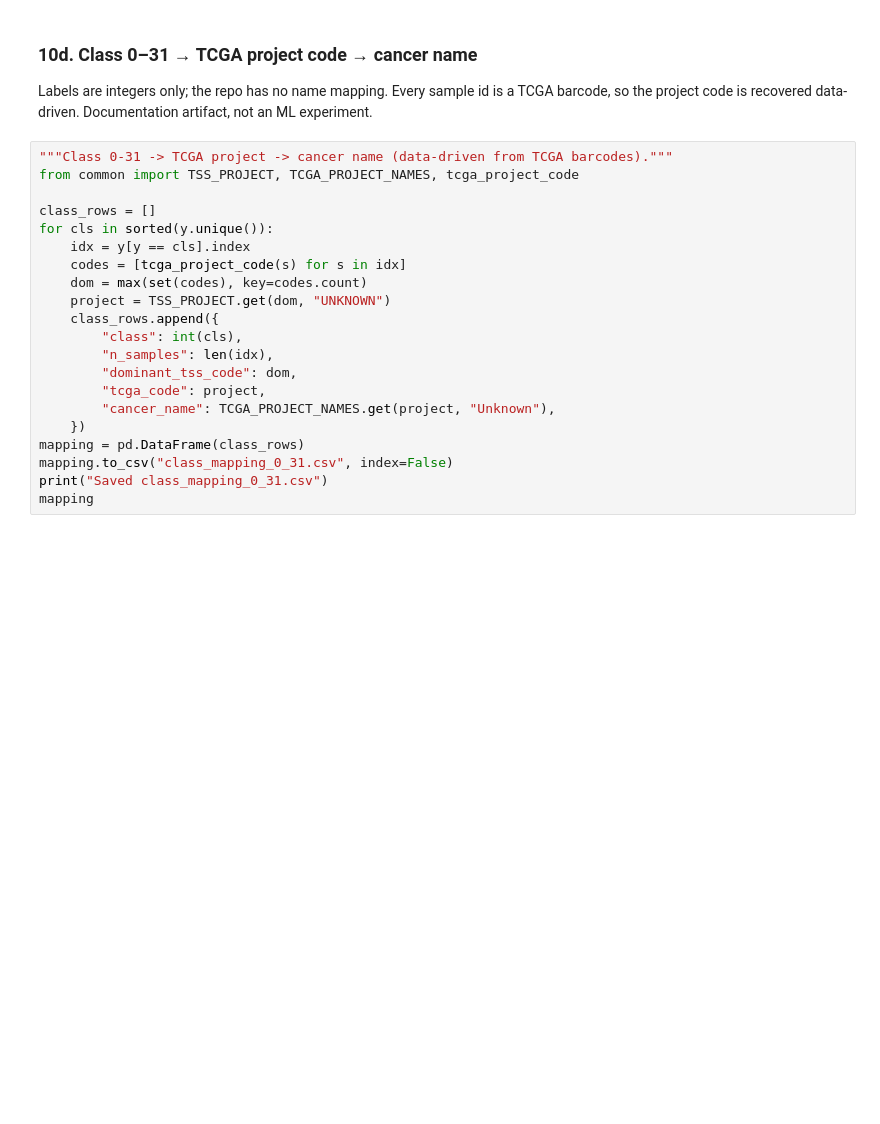
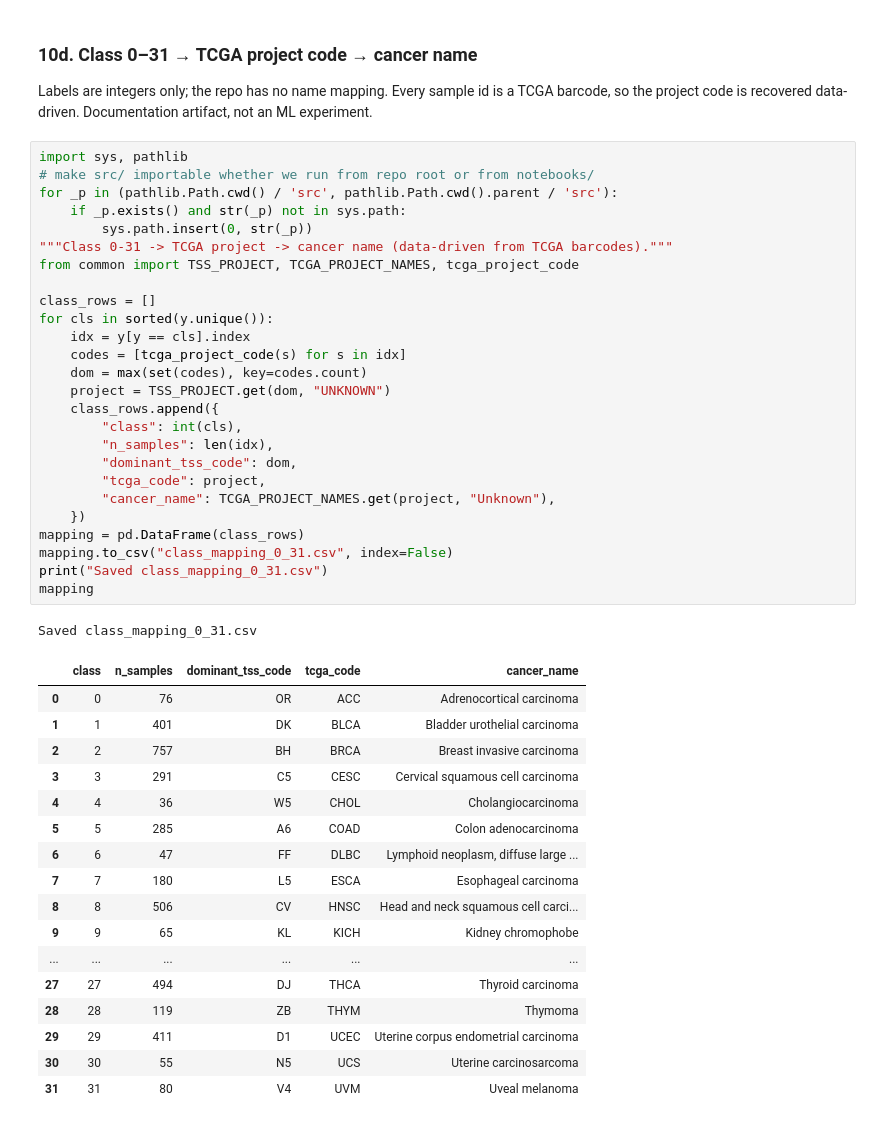
Before and after one commit to Abhi-DevHub/ICBEA-2027-PanCancer-MultiOmics, a Jupyter notebook: notebooks/XGBoost_PanCancer_GPU.ipynb, the cells around one changed output. Drawn from its saved outputs; the diff is of its cells as text; blank space fills up the shorter version.

Commit message:
Add executed notebook with all cell outputs (reproduced results)

```diff
--- a/notebooks/XGBoost_PanCancer_GPU.ipynb
+++ b/notebooks/XGBoost_PanCancer_GPU.ipynb
@@ -606,23 +613,47 @@ Saved ablation_comparison.csv
 Labels are integers only; the repo has no name mapping. Every sample id is a TCGA barcode,
 so the project code is recovered data-driven. Documentation artifact, not an ML experiment.
 # %%
+import sys, pathlib
+# make src/ importable whether we run from repo root or from notebooks/
+for _p in (pathlib.Path.cwd() / 'src', pathlib.Path.cwd().parent / 'src'):
+    if _p.exists() and str(_p) not in sys.path:
+        sys.path.insert(0, str(_p))
 """Class 0-31 -> TCGA project -> cancer name (data-driven from TCGA barcodes)."""
 from common import TSS_PROJECT, TCGA_PROJECT_NAMES, tcga_project_code
 
 class_rows = []
 for cls in sorted(y.unique()):
     idx = y[y == cls].index
     codes = [tcga_project_code(s) for s in idx]
     dom = max(set(codes), key=codes.count)
     project = TSS_PROJECT.get(dom, "UNKNOWN")
     class_rows.append({
         "class": int(cls),
         "n_samples": len(idx),
         "dominant_tss_code": dom,
         "tcga_code": project,
         "cancer_name": TCGA_PROJECT_NAMES.get(project, "Unknown"),
     })
 mapping = pd.DataFrame(class_rows)
 mapping.to_csv("class_mapping_0_31.csv", index=False)
 print("Saved class_mapping_0_31.csv")
 mapping
+# %% [output]
+Saved class_mapping_0_31.csv
+|  | class | n_samples | dominant_tss_code | tcga_code | cancer_name |
+| 0 | 0 | 76 | OR | ACC | Adrenocortical carcinoma |
+| 1 | 1 | 401 | DK | BLCA | Bladder urothelial carcinoma |
+| 2 | 2 | 757 | BH | BRCA | Breast invasive carcinoma |
+| 3 | 3 | 291 | C5 | CESC | Cervical squamous cell carcinoma |
+| 4 | 4 | 36 | W5 | CHOL | Cholangiocarcinoma |
+| 5 | 5 | 285 | A6 | COAD | Colon adenocarcinoma |
+| 6 | 6 | 47 | FF | DLBC | Lymphoid neoplasm, diffuse large ... |
+| 7 | 7 | 180 | L5 | ESCA | Esophageal carcinoma |
+| 8 | 8 | 506 | CV | HNSC | Head and neck squamous cell carci... |
+| 9 | 9 | 65 | KL | KICH | Kidney chromophobe |
+| ... | ... | ... | ... | ... | ... |
+| 27 | 27 | 494 | DJ | THCA | Thyroid carcinoma |
+| 28 | 28 | 119 | ZB | THYM | Thymoma |
+| 29 | 29 | 411 | D1 | UCEC | Uterine corpus endometrial carcinoma |
+| 30 | 30 | 55 | N5 | UCS | Uterine carcinosarcoma |
+| 31 | 31 | 80 | V4 | UVM | Uveal melanoma |
```
Also changed, not shown: parts of 5 cells of this notebook.
